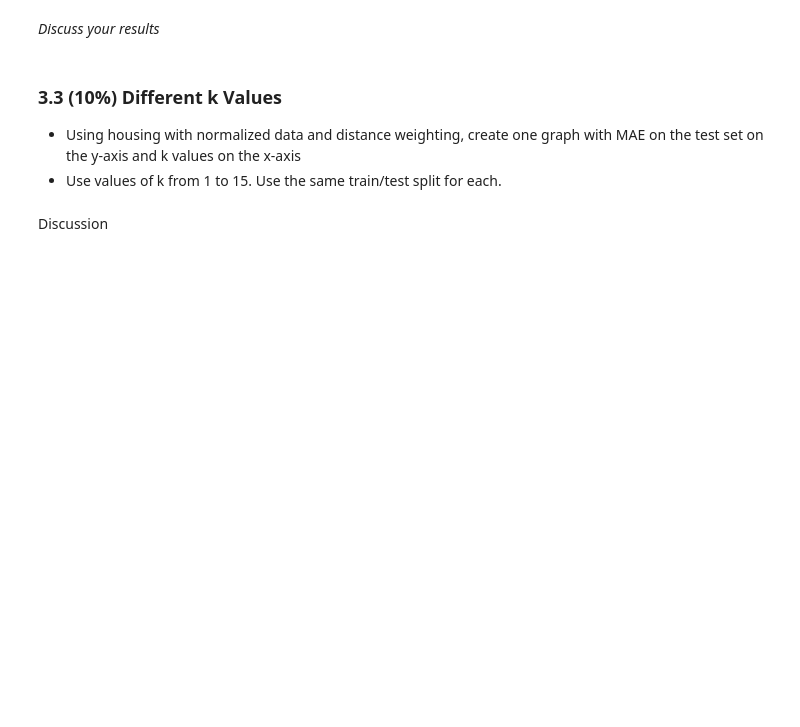
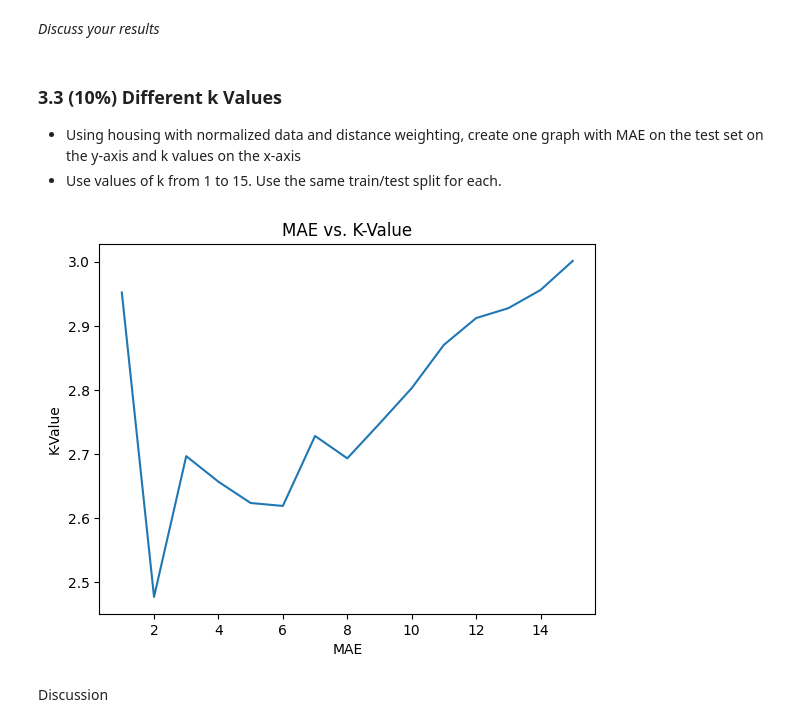
Before and after one commit to bwallace7430/knn, a Jupyter notebook: KNN Lab.ipynb, the cells around one changed output. Saved outputs shown, nothing was run; the diff lists cells and outputs as text; code cells hidden in the pictures; blank space fills up the shorter version.

```diff
--- a/KNN Lab.ipynb
+++ b/KNN Lab.ipynb
@@ -371,3 +369,26 @@ display(HTML(tabulate(table, headers=headers, tablefmt='html')))
+# %%
+# Learn and graph for different k values
+X_train, X_test, y_train, y_test = train_test_split(X_normalized, y_housing, test_size=0.2, shuffle=True)
+reg = KNeighborsRegressor(n_neighbors=3, weights='distance')
+
+accuracies = []
+k_values = []
+
+for i in range(0, 15):
+    k = i + 1
+    reg.set_params(n_neighbors=k)
+    reg.fit(X_train, y_train)
+    y_test_pred = reg.predict(X_test)
+    k_values.append(k)
+    accuracies.append(mean_absolute_error(y_test, y_test_pred))
+
+plt.plot(k_values, accuracies, label='MAE vs. K-Value')
+plt.title("MAE vs. K-Value")
+plt.xlabel("MAE")
+plt.ylabel("K-Value")
+plt.show()
+# %% [output]
+[figure, added]
 # %% [markdown]
 Discussion
 # %% [markdown]
```
Also changed, not shown: parts of 7 cells of this notebook.
